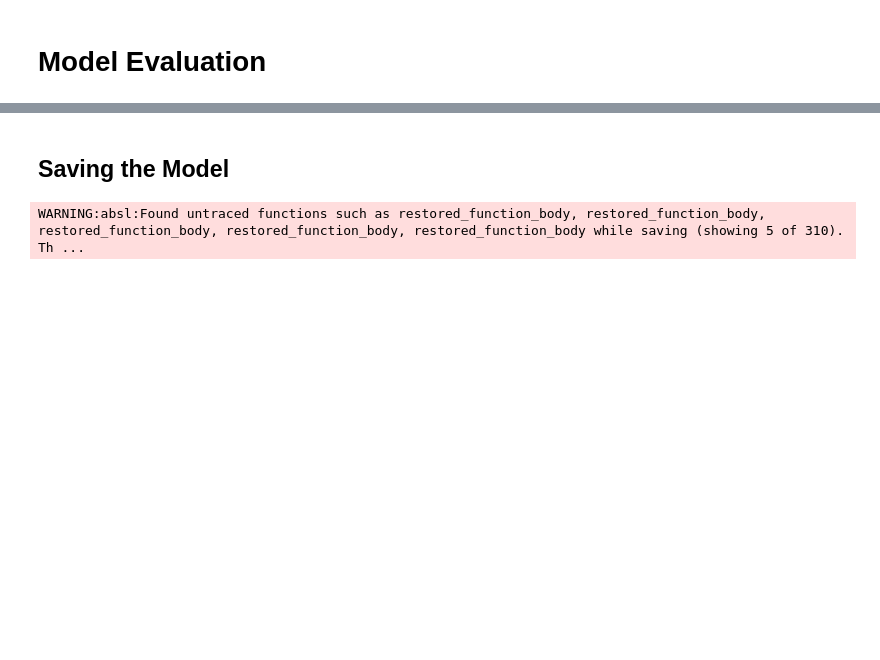
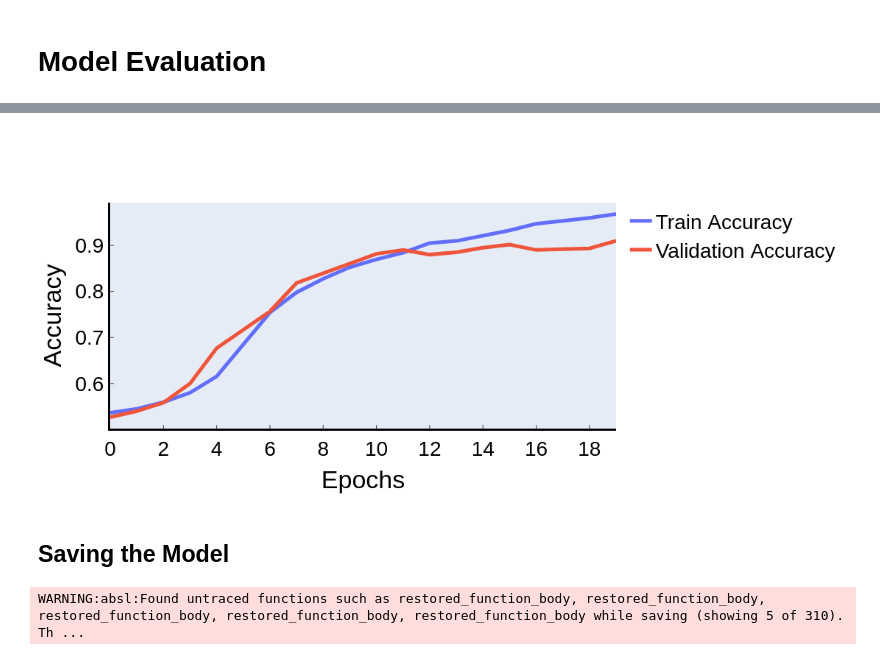
Before and after one commit to Franjcf/Data-Science-Projects, a Jupyter notebook: sentiment_analysis_BERT/sentiment_analysis_BERT.ipynb, the cells around one changed output, grey strips where cells are left out. Saved outputs shown, nothing was run; the diff lists cells and outputs as text; code cells hidden in the pictures; blank space fills up the shorter version.

Commit message:
Fixed Figure

```diff
--- a/sentiment_analysis_BERT/sentiment_analysis_BERT.ipynb
+++ b/sentiment_analysis_BERT/sentiment_analysis_BERT.ipynb
@@ -353,7 +358,7 @@ acc = his.history['binary_accuracy']
 val_acc = his.history['val_binary_accuracy']
 x_axis = list(range(epochs))
 
-dimensions = {"height" : 500, "width" :1200}
+dimensions = {"height" : 500, "width" :1100}
 gridTemplate = {"showgrid":False,
                   "showline":True,
                   "linecolor":"black",
@@ -367,5 +372,5 @@ fig.add_trace(go.Scatter(x=x_axis,y=val_acc,name = "Validation Accuracy",line=di
 fig.update_xaxes(gridTemplate, title_text="Epochs",automargin=True)
 fig.update_yaxes(gridTemplate, title_text="Accuracy",automargin=True)
 fig.update_layout(dimensions,font=dict(color="black",size=28))
-fig.show()
+fig.show(renderer="png")
 # %% [output]
@@ -373,3 +377,4 @@ fig.show()
+[figure, added]
 # %% [markdown]
 ## Saving the Model
 # %%
```
Also changed, not shown: parts of 11 cells of this notebook.
